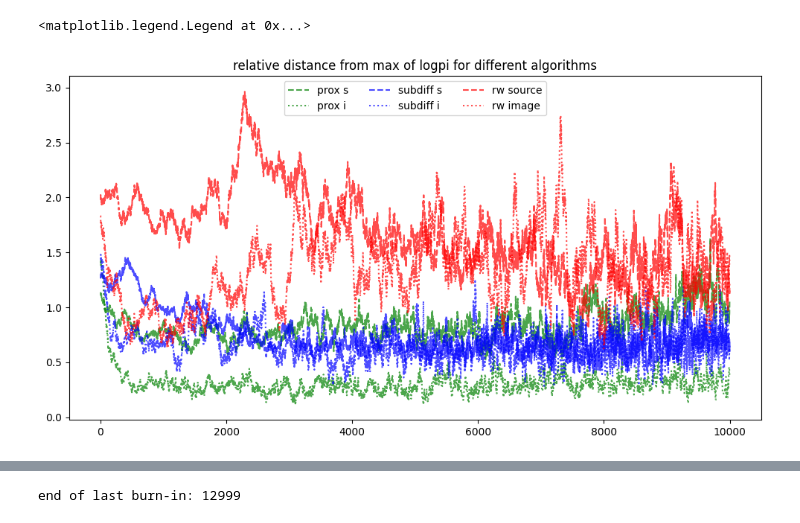
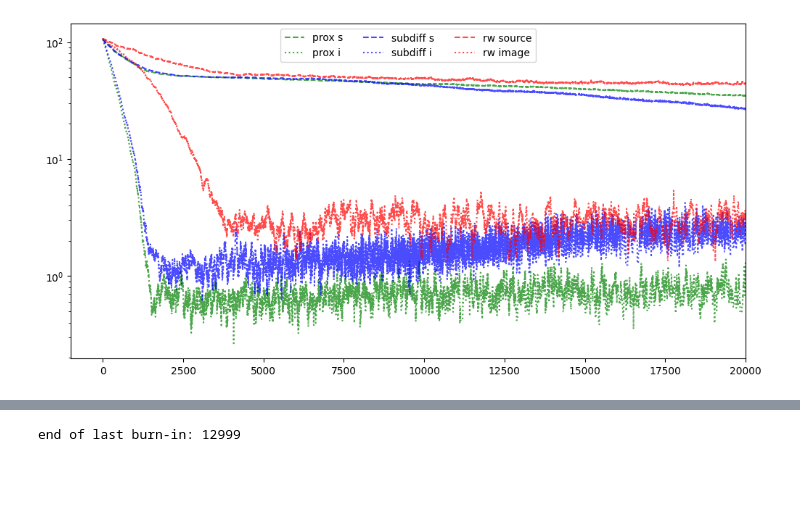
Before and after one commit to vetlerl/mcmc-epidemic, a Jupyter notebook: toy_example_graphics_new.ipynb, the cells around one changed output, grey strips where cells are left out. Saved outputs shown, nothing was run; the diff lists cells and outputs as text; code cells hidden in the pictures; blank space fills up the shorter version.

Commit message:
fixed plots

```diff
--- a/toy_example_graphics_new.ipynb
+++ b/toy_example_graphics_new.ipynb
@@ -102,25 +110,25 @@ accepts_proximage   = data_proximage["accepts"]
 gammas_proximage    = data_proximage["gammas"]
 end_burnin_proximage=data_proximage["end_burnin"]
 # %%
-data_rwsource= np.load("stuff/toymodel2e5rw_source.npz")
+data_rwsource= np.load("stuff/toymodelrw_source.npz")
 theta_tab_rwsource = data_rwsource["theta_tab"]
 accepts_rwsource   = data_rwsource["accepts"]
 gammas_rwsource    = data_rwsource["gammas"]
 end_burnin_rwsource=data_rwsource["end_burnin"]
 # %%
-data_rwimage= np.load("stuff/toymodel2e5rw_image.npz")
+data_rwimage= np.load("stuff/toymodelrw_image.npz")
 theta_tab_rwimage = data_rwimage["theta_tab"]
 accepts_rwimage   = data_rwimage["accepts"]
 gammas_rwimage    = data_rwimage["gammas"]
 end_burnin_rwimage=data_rwimage["end_burnin"]
 # %%
-data_subdiffsource= np.load("stuff/toymodel2e5subdiff_source.npz")
+data_subdiffsource= np.load("stuff/toymodelsubdiff_source.npz")
 theta_tab_subdiffsource = data_subdiffsource["theta_tab"]
 accepts_subdiffsource   = data_subdiffsource["accepts"]
 gammas_subdiffsource    = data_subdiffsource["gammas"]
 end_burnin_subdiffsource=data_subdiffsource["end_burnin"]
 # %%
-data_subdiffimage= np.load("stuff/toymodel2e5subdiff_image.npz")
+data_subdiffimage= np.load("stuff/toymodelsubdiff_image.npz")
 theta_tab_subdiffimage = data_subdiffimage["theta_tab"]
 accepts_subdiffimage   = data_subdiffimage["accepts"]
 gammas_subdiffimage    = data_subdiffimage["gammas"]
@@ -225,14 +233,15 @@ logpi_subdiffsource = LogDistributionPi_Tab(theta_tab_subdiffsource, Y, A, D, sh
 # %%
 fig,ax = plt.subplots(1,1,figsize=(12,6))
 
-ax.set_title("relative distance from max of logpi for different algorithms")
-ax.plot(np.abs((logpi_proxsource[:10000] - logpi_max)/logpi_max), color = "green", label = "prox s", linestyle="dashed", alpha=0.7)
-ax.plot(np.abs((logpi_proximage[:10000] - logpi_max)/logpi_max),  color = "green", label = "prox i", linestyle="dotted", alpha=0.7)
-ax.plot(np.abs((logpi_subdiffsource[:10000] - logpi_max)/logpi_max),  color = "blue", label = "subdiff s", linestyle="dashed", alpha=0.7)
-ax.plot(np.abs((logpi_subdiffimage[:10000] - logpi_max)/logpi_max), color = "blue", label = "subdiff i", linestyle="dotted", alpha=0.7)
-ax.plot(np.abs((logpi_rwsource[:10000] - logpi_max)/logpi_max), color = "red", label = "rw source", linestyle="dashed", alpha=0.7)
-ax.plot(np.abs((logpi_rwimage[:10000] - logpi_max)/logpi_max), color = "red", label = "rw image", linestyle="dotted", alpha=0.7)
+# ax.set_title("relative distance from max of logpi for different algorithms")
+ax.semilogy(np.abs((logpi_proxsource - logpi_max)/logpi_max), color = "green", label = "prox s", linestyle="dashed", alpha=0.7)
+ax.semilogy(np.abs((logpi_proximage - logpi_max)/logpi_max),  color = "green", label = "prox i", linestyle="dotted", alpha=0.7)
+ax.semilogy(np.abs((logpi_subdiffsource - logpi_max)/logpi_max),  color = "blue", label = "subdiff s", linestyle="dashed", alpha=0.7)
+ax.semilogy(np.abs((logpi_subdiffimage - logpi_max)/logpi_max), color = "blue", label = "subdiff i", linestyle="dotted", alpha=0.7)
+ax.semilogy(np.abs((logpi_rwsource - logpi_max)/logpi_max), color = "red", label = "rw source", linestyle="dashed", alpha=0.7)
+ax.semilogy(np.abs((logpi_rwimage - logpi_max)/logpi_max), color = "red", label = "rw image", linestyle="dotted", alpha=0.7)
+ax.set_xlim(-1000,20000)
 ax.legend(ncols=3, loc="upper center")
+plt.savefig("stuff/logpi_reldist_toy.png")
 # %% [output]
-<matplotlib.legend.Legend at 0x...>
-[figure, old version]
+[figure, new version]
```
Also changed, not shown: parts of 18 cells of this notebook, 1 other file.
